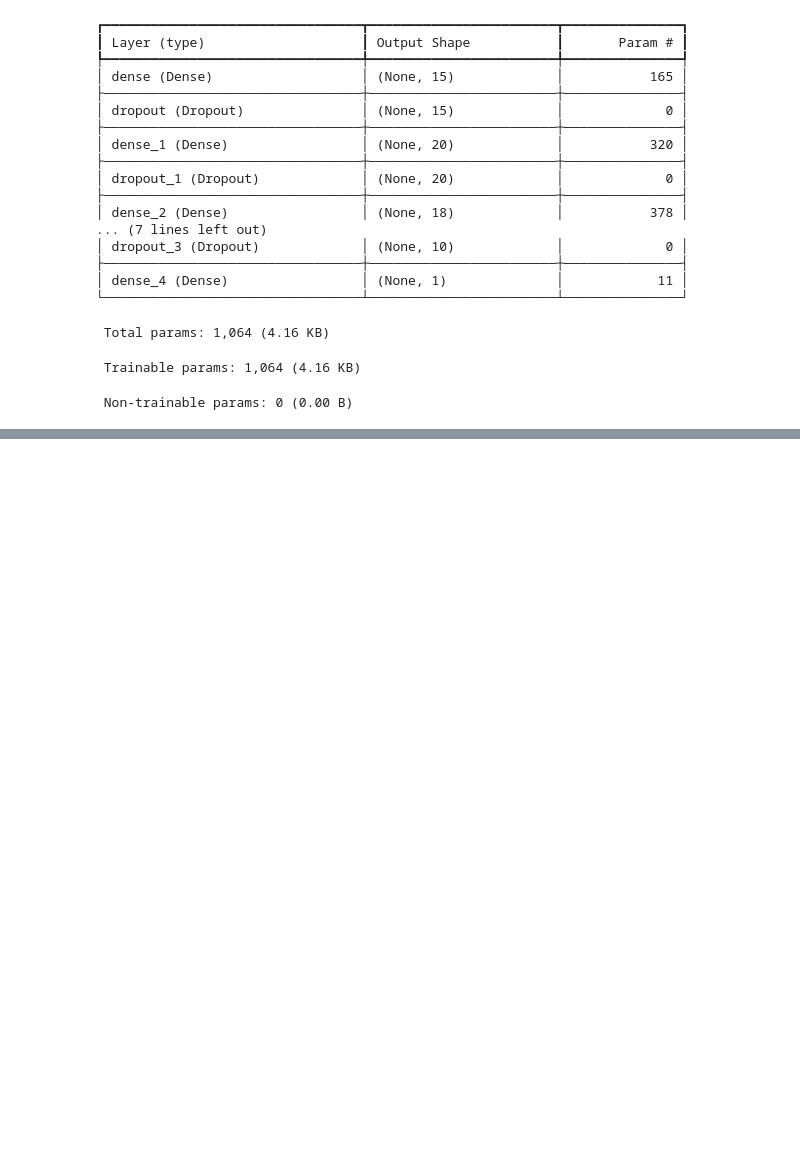
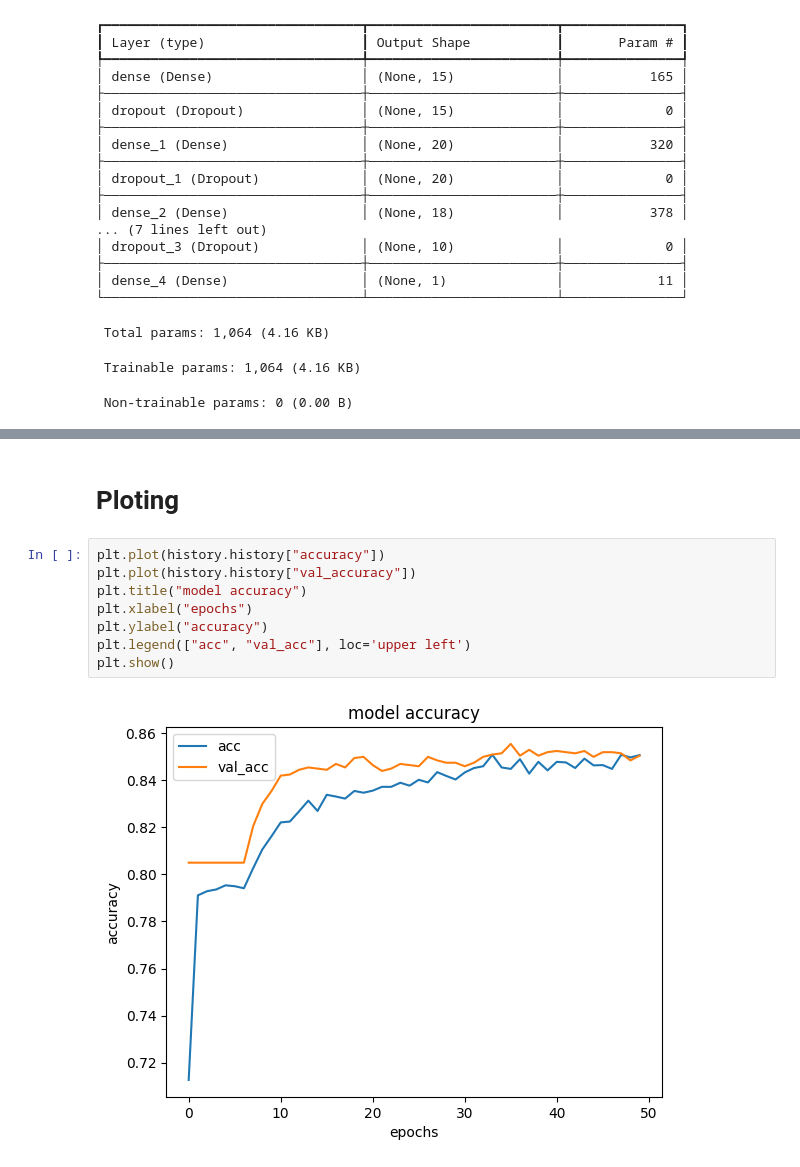
Before and after one commit to samifahim07/Customer-Churn-Prediction-using-Ann, a Jupyter notebook: customer_Churn_prediction.ipynb, the cells around one changed output, grey strips where cells are left out. Cells and saved outputs as stored; diff of their text form; blank space fills up the shorter version.

Commit message:
draw plot for accuracy

```diff
--- a/customer_Churn_prediction.ipynb
+++ b/customer_Churn_prediction.ipynb
@@ -195,3 +195,15 @@ Epoch 49/50
 400/400 ━━━━━━━━━━━━━━━━━━━━ 1s 1ms/step - accuracy: 0.8497 - loss: 0.3594 - val_accuracy: 0.8485 - val_loss: 0.3632
 Epoch 50/50
 400/400 ━━━━━━━━━━━━━━━━━━━━ 1s 1ms/step - accuracy: 0.8508 - loss: 0.3617 - val_accuracy: 0.8505 - val_loss: 0.3581
+# %% [markdown]
+# Ploting
+# %%
+plt.plot(history.history["accuracy"])
+plt.plot(history.history["val_accuracy"])
+plt.title("model accuracy")
+plt.xlabel("epochs")
+plt.ylabel("accuracy")
+plt.legend(["acc", "val_acc"], loc='upper left')
+plt.show()
+# %% [output]
+[figure, added]
```
